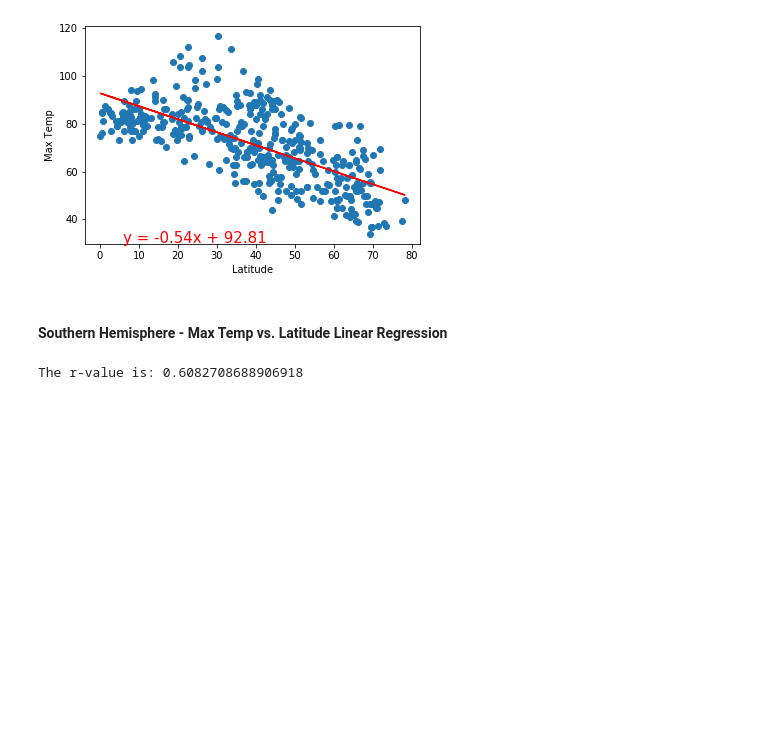
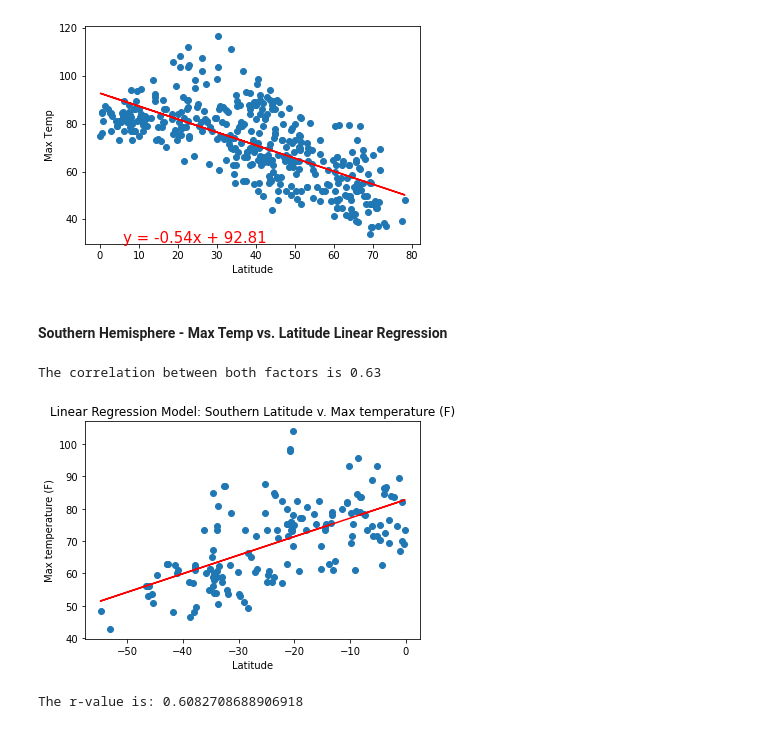
Before and after one commit to RebelDroid09/api-challenge, a Jupyter notebook: WeatherPy/WeatherPy.ipynb, the cells around one changed output. Saved outputs shown, nothing was run; the diff lists cells and outputs as text; code cells hidden in the pictures; blank space fills up the shorter version.

```diff
--- a/WeatherPy/WeatherPy.ipynb
+++ b/WeatherPy/WeatherPy.ipynb
@@ -276,6 +287,27 @@ The r-value is: 0.46937863826630627
 [figure]
 # %% [markdown]
 ####  Southern Hemisphere - Max Temp vs. Latitude Linear Regression
+# %%
+southernLatitudes = weatherFrame.loc[weatherFrame['Lat'] < 0]['Lat']
+southernMaxTemps = weatherFrame.loc[weatherFrame['Lat'] < 0]['Max Temp']
+
+southernTempCorrelation = st.pearsonr(southernLatitudes, southernMaxTemps)
+
+print(f"The correlation between both factors is {round(southernTempCorrelation[0],2)}")
+# %% [output]
+The correlation between both factors is 0.63
+# %%
+(slope, intercept, rvalue, pvalue, stderr) = st.linregress(southernLatitudes, southernMaxTemps)
+regress_values = southernLatitudes * slope + intercept
+line_eq = "y = " + str(round(slope,2)) + "x + " + str(round(intercept,2))
+plt.scatter(southernLatitudes,southernMaxTemps)
+plt.plot(southernLatitudes,regress_values,"r-")
+plt.xlabel('Latitude')
+plt.ylabel('Max temperature (F)')
+plt.title('Linear Regression Model: Southern Latitude v. Max temperature (F)')
+plt.show()
+# %% [output]
+[figure, added]
 # %%
 # %% [output]
 The r-value is: 0.6082708688906918
```
Also changed, not shown: parts of 13 cells of this notebook.
